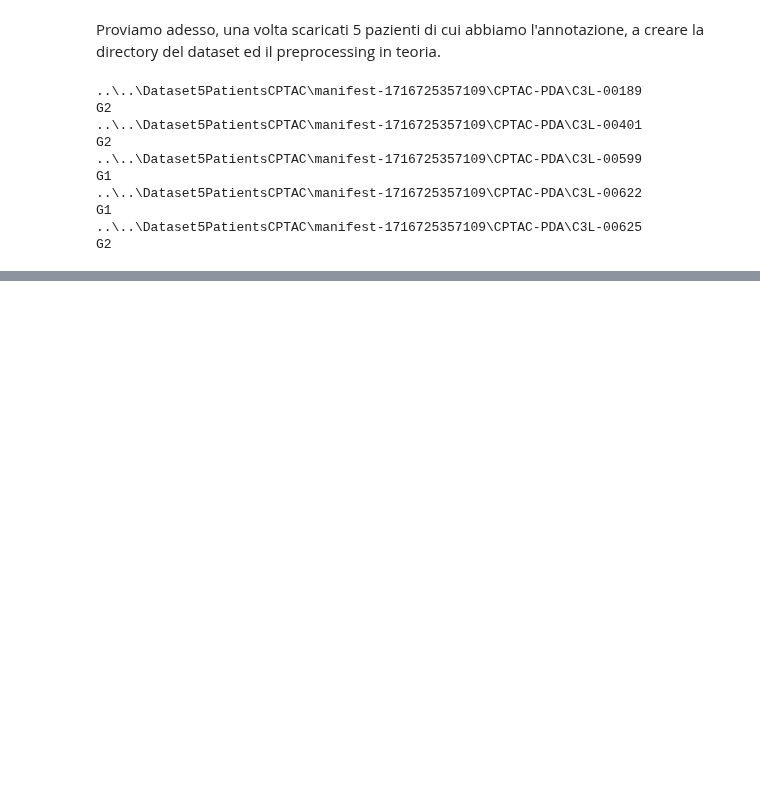
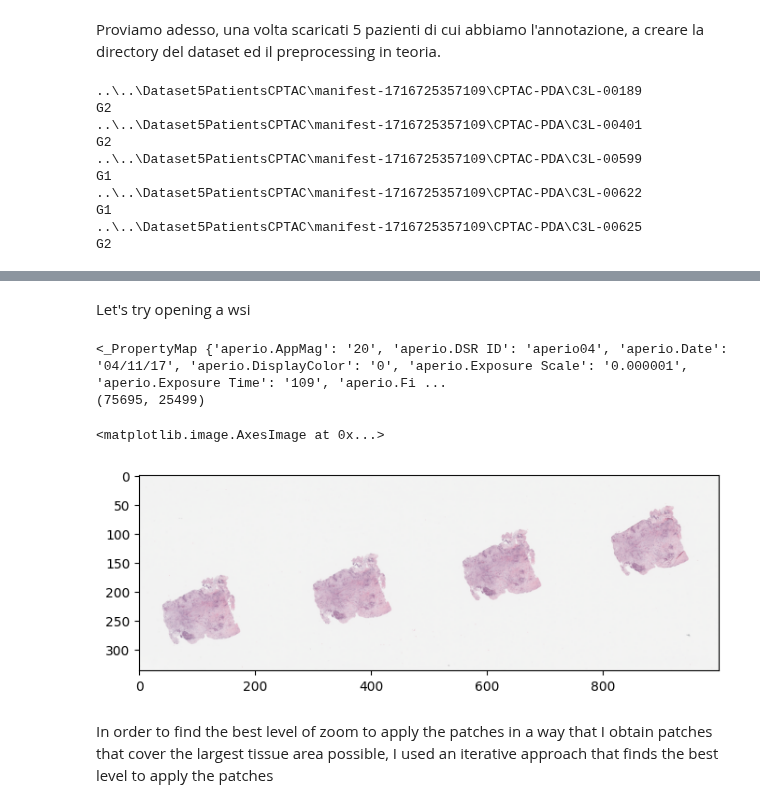
Before and after one commit to PietroCaforio/research-biocv-proj, a Jupyter notebook: import_dataset.ipynb, the cells around one changed output, grey strips where cells are left out. Cells and saved outputs as stored; diff of their text form; code cells hidden in the pictures; blank space fills up the shorter version.

Commit message:
Added scripts for WSI patches retrieval (not working properly)

```diff
--- a/import_dataset.ipynb
+++ b/import_dataset.ipynb
@@ -373,0 +413,19 @@ G2
+# %% [markdown]
+Let's try opening a wsi
+# %%
+slide = open_slide("../../Dataset5PatientsCPTAC/WSI/C3L-00189-21.svs")
+print(slide.properties)
+print(slide.dimensions)
+# %% [output]
+<_PropertyMap {'aperio.AppMag': '20', 'aperio.DSR ID': 'aperio04', 'aperio.Date': '04/11/17', 'aperio.DisplayColor': '0', 'aperio.Exposure Scale': '0.000001', 'aperio.Exposure Time': '109', 'aperio.Fi ...
+(75695, 25499)
+# %%
+slide_thumb600 = slide.get_thumbnail(size=(1000,1000))
+slide_thumb600.show()
+# %%
+slide_thumb600_np = np.array(slide_thumb600)
+plt.figure(figsize=(8,8))
+plt.imshow(slide_thumb600)
+# %% [output]
+<matplotlib.image.AxesImage at 0x...>
+[figure, added]
@@ -373,0 +473,2 @@ G2
+# %% [markdown]
+In order to find the best level of zoom to apply the patches in a way that I obtain patches that cover the largest tissue area possible, I used an iterative approach that finds the best level to apply the patches
```
Also changed, not shown: parts of 15 cells of this notebook.
